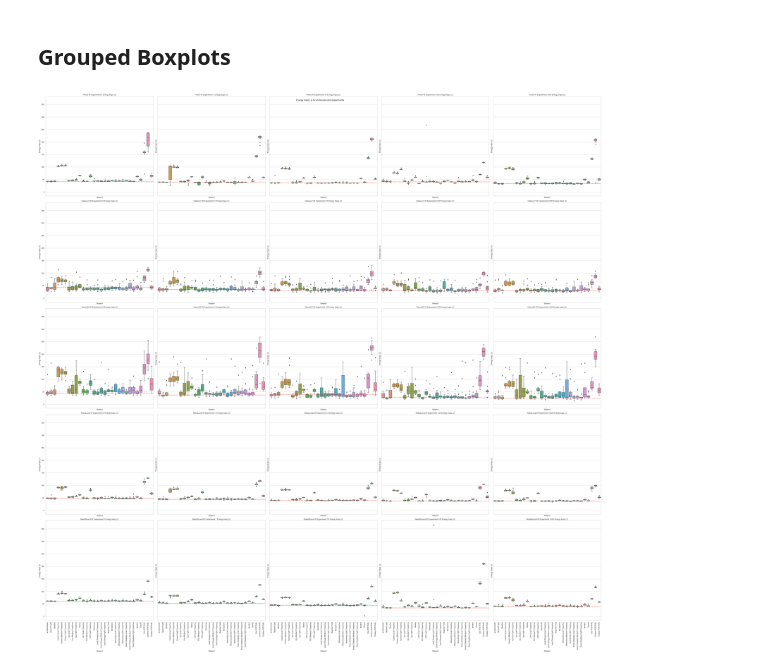
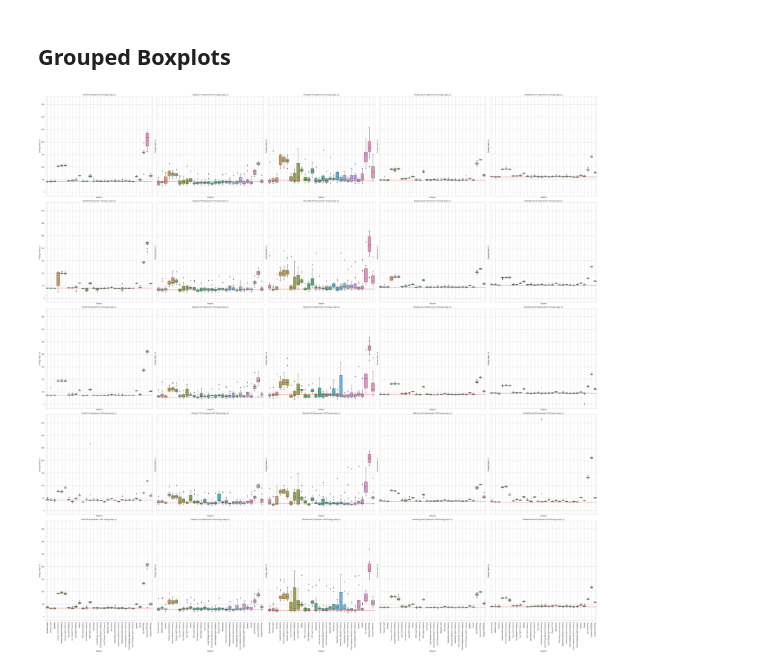
Before and after one commit to S2-group/battery-manager-ar-plugin-evaluation, a Jupyter notebook: analysis.ipynb, the cells around one changed output. Saved outputs shown, nothing was run; the diff lists cells and outputs as text; code cells hidden in the pictures.

Commit message:
add reversed columns figure

```diff
--- a/analysis.ipynb
+++ b/analysis.ipynb
@@ -105,33 +105,28 @@ for device in devices:
 # %%
 def all_boxplots(metric):
     fig, axs = plt.subplots(5, 5, sharex=True, sharey=True, figsize=(50, 50))
-    fig.suptitle('Energy trapz (J) for all devices and experiments')
 
     for i, device in enumerate(devices):
         for j, experiment in enumerate(experiments):
             df = concat_dataframes(device, experiment)
             sns.set_theme(style="whitegrid")
             sns.boxplot(ax=axs[i, j], x="subject", y=metric, data=df, showmeans=True, order=boxplot_label_order)
             axs[i, j].axhline(get_baseline_median(df), ls='--', color='red', label='Baseline Median')
             axs[i, j].set_title(f'{device} Experiment {experiment} {metric}')
 
-    for ax in fig.get_axes():
-        ax.label_outer()
-        ax.set_xticklabels(boxplot_label_order, rotation = 90)
-        ax.set_xlabel('Subject')
-        ax.set_ylabel(metric)
-
-        # ax.grid(True)
-        # ax.xlabel('Subject')
-        # ax.ylabel(metric)
+            axs[i, j].label_outer()
+            axs[i, j].set_xticklabels(boxplot_label_order, rotation = 90)
+            axs[i, j].set_xlabel('Subject')
+            axs[i, j].set_ylabel(metric)
+            axs[i, j].grid(True)
 
     fig.tight_layout()
 
-    plt.savefig(f'out/boxplots/all_{metric}.pdf', format="pdf")
+    plt.savefig(f'out/boxplots/all_c_experiment_r_device{metric}.pdf', format="pdf")
     plt.show()
 
 
 
 all_boxplots('Energy trapz (J)')
 # %% [output]
-[figure, old version]
+[figure, new version]
```
Also changed, not shown: 3 other files.
